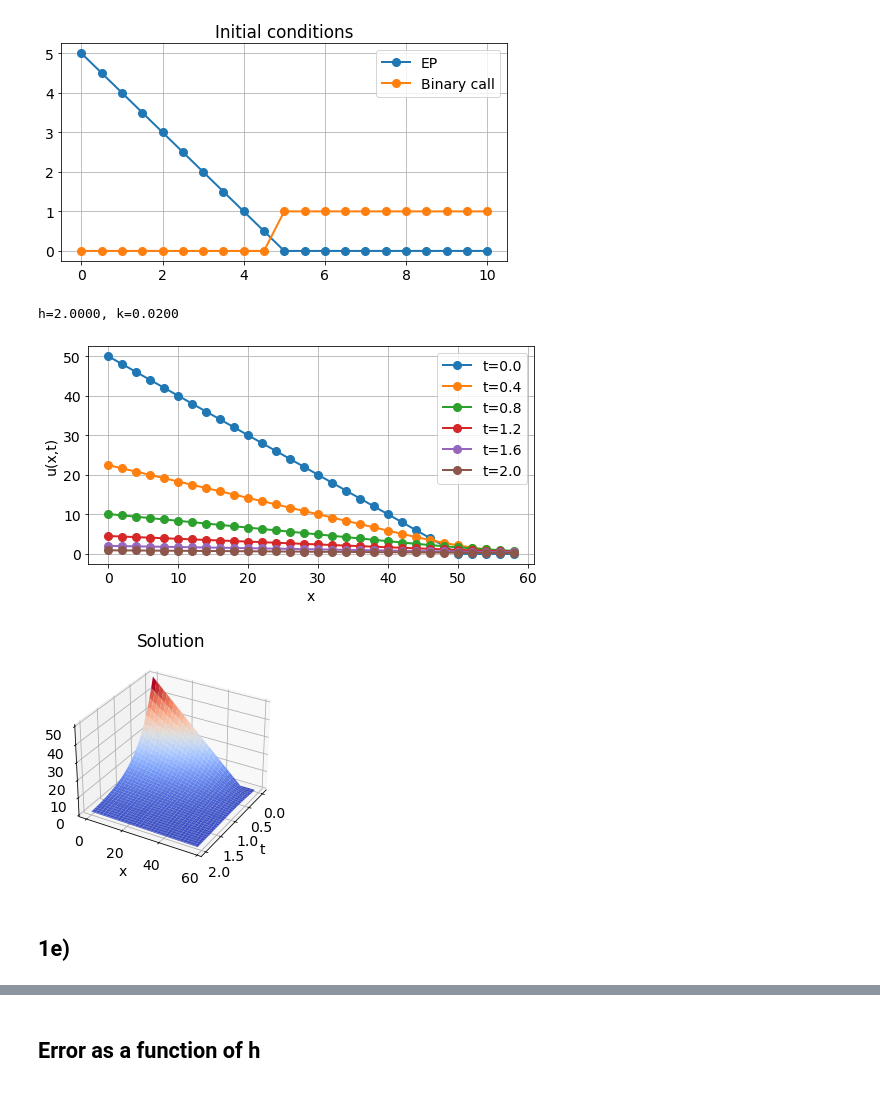
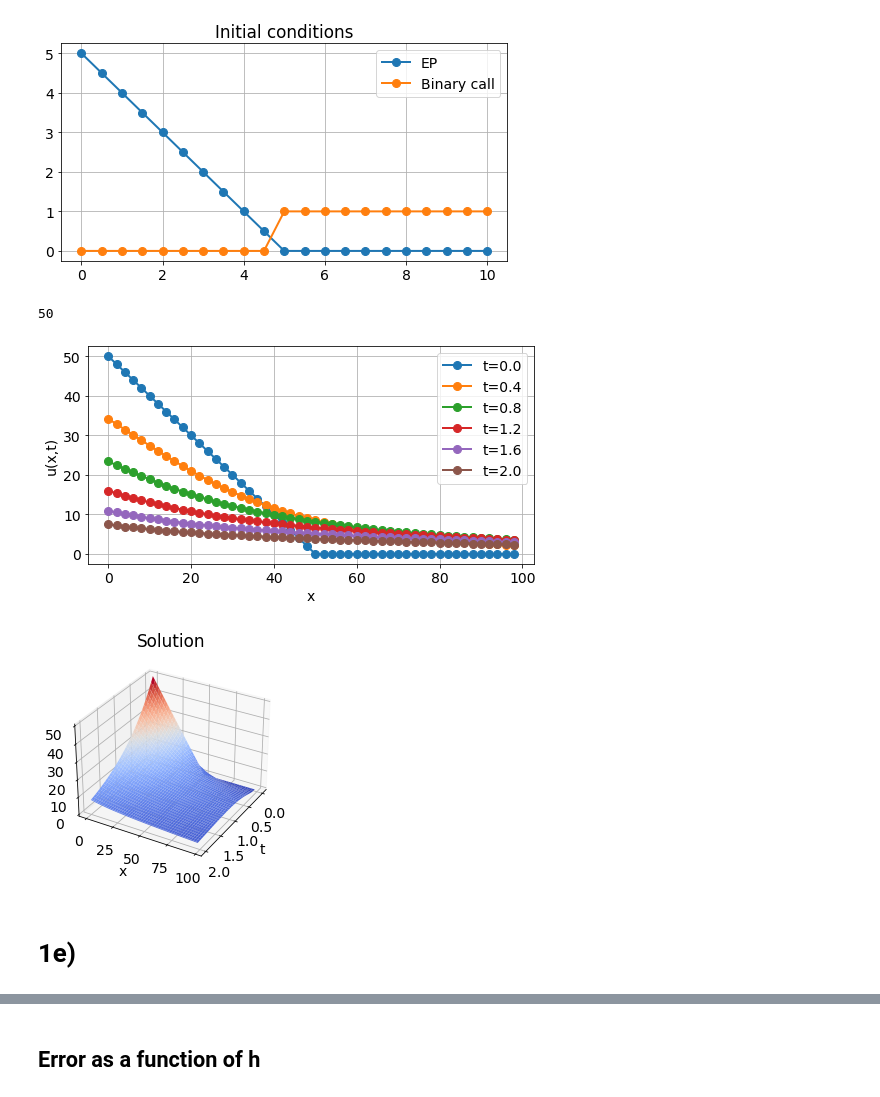
Before and after one commit to aledha/TMA4212-NumDiffDiff, a Jupyter notebook: Exercise 3/Ex 3.ipynb, the cells around one changed output, grey strips where cells are left out. Cells and saved outputs as stored; diff of their text form; code cells hidden in the pictures.

```diff
--- a/Exercise 3/Ex 3.ipynb
+++ b/Exercise 3/Ex 3.ipynb
@@ -27,12 +29,7 @@ def tridiag(v, d, w, N):
     # Help function
     # Returns a tridiagonal matrix A=tridiag(v, d, w) of dimension N x N.
     # Modified to take vectors as input
-
-    if len(v) + len(d) + len(w) > 3:
-        # v, d and w are vectors
-        A = np.diag(v, -1) + np.diag(d) + np.diag(w, 1)
-    else:
-        e = np.ones(N)        # array [1,1,...,1] of length N
-        A = v*np.diag(e[1:],-1) + d * np.diag(e) + w * np.diag(e[1:],1)
+    e = np.ones(N)        # array [1,1,...,1] of length N
+    A = np.diag(v * e[1:],-1) + np.diag(d * e) + np.diag(w *e[1:],1)
     return A
 # %%
@@ -126,39 +123,63 @@ plt.show()
 # %% [output]
 [figure]
 # %%
-sigma = 0.2
-r = 0.2
-c = 2
+T = 2
+R = 200
+M = 100
+N = 100
+
+sigma = 1
+r = 0.01
+c = 0.95
 K = 50
 params = [sigma, r, c, K]
 
-BC = 'EP'
-if BC == 'binary':
-    g = binary_call
-elif BC == 'EP':
-    g = european_put
+x = np.linspace(0,R,M+1)
+t = np.linspace(0,T,N+1)
 
+init = 'EP'
+if init == 'binary':
+    def g(x):
+        return binary_call(x, K)
+    BC0 = 0 * t
+    plot_from = int(K*M/R * 0.5)
+    plot_to = int(K*M/R * 1.5)
 
-x, t, U = crank(g = g, params = params, BC = BC, T = 2, R = 200, M = 100, N = 100)
+elif init == 'EP':
+    def g(x):
+        return european_put(x, K)
+    BC0 = K * np.exp(-c * t)
+
+    plot_from = 0
+    plot_to = int(K*M/R * 2)
+    print(plot_to)
+
+BCR = g(np.repeat(R, N+1))      # u(R, t) = u(R, 0)
+BCs = [BC0, BCR]
+
+def f(x, t):
+    return 0 * t
+
+x, t, U = CN(g, f, BCs, params, M, N, R, T)
+
 
 plt.figure(1)
 plt.clf()
 tplots = np.linspace(0,t[-1],6)
 k = t[1]-t[0]
 for tn in tplots:
     n = int(tn/k)
     tn = n*k
-    plt.plot(x[:30],U[:30,n],'-o',label='t={:.1f}'.format(tn))
+    plt.plot(x[plot_from:plot_to],U[plot_from:plot_to,n],'-o',label='t={:.1f}'.format(tn))
 plt.xlabel('x')
 plt.ylabel('u(x,t)')
 plt.legend()
 plt.show()
-
 # Make a 3-d plot
-plot_solution(x[:30], t, U[:30, :], txt='Solution')
+plot_solution(x[plot_from:plot_to], t, U[plot_from:plot_to, :], txt='Solution')
 # %% [output]
-h=2.0000, k=0.0200
+50
-[figure, old version]
+[figure, new version]
-[figure, old version]
+[figure, new version]
 # %% [markdown]
-## 1e)
+# 1e)
```
Also changed, not shown: parts of 20 cells of this notebook.
